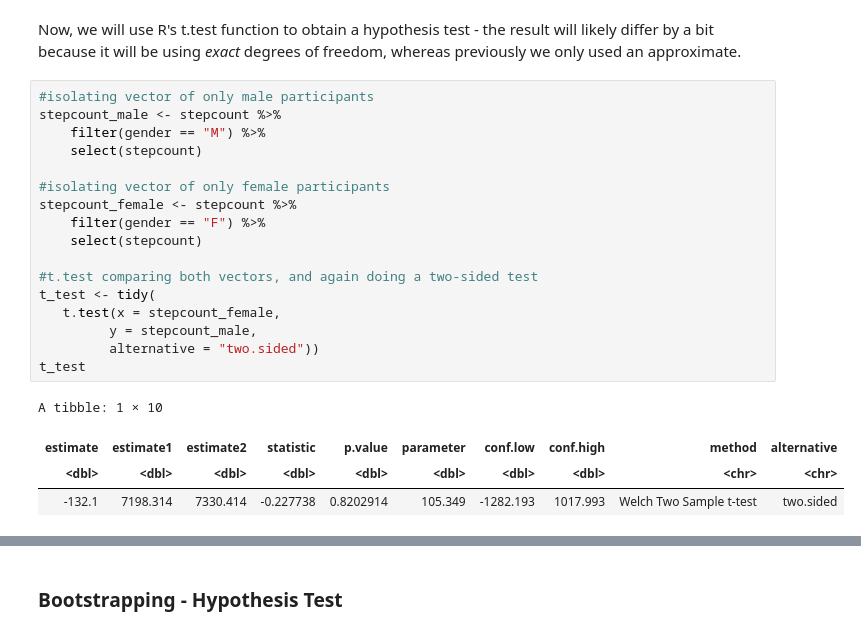
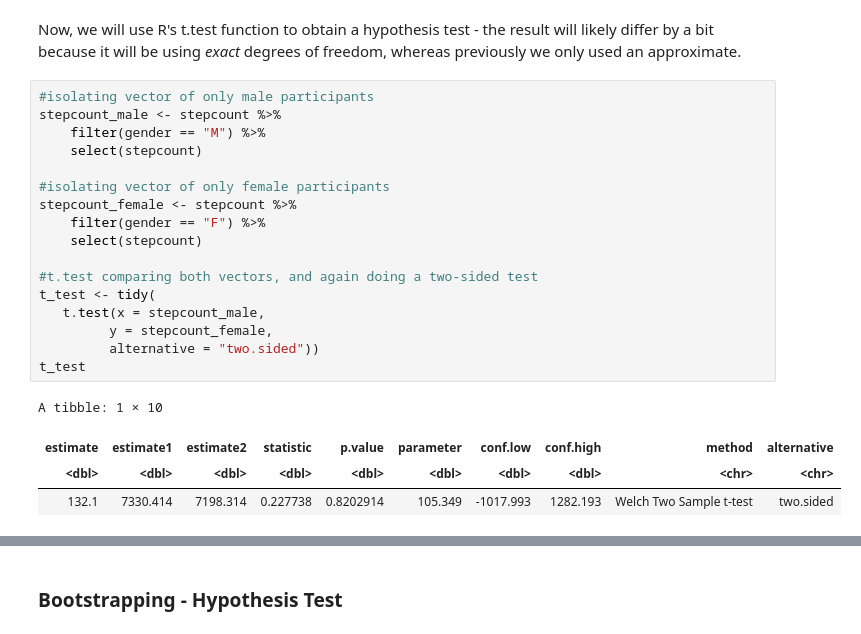
Before and after one commit to Jellia1225/STAT201-Group-8-Foot-Step-Project, a Jupyter notebook: Male vs. Female Step Count Final Report.ipynb, the cells around one changed output, grey strips where cells are left out. Cells and saved outputs as stored; diff of their text form.

```diff
--- a/Male vs. Female Step Count Final Report.ipynb
+++ b/Male vs. Female Step Count Final Report.ipynb
@@ -187,23 +191,23 @@ Now, we will use R's t.test function to obtain a hypothesis test - the result wi
 # %%
 #isolating vector of only male participants
 stepcount_male <- stepcount %>%
     filter(gender == "M") %>%
     select(stepcount)
 
 #isolating vector of only female participants
 stepcount_female <- stepcount %>%
     filter(gender == "F") %>%
     select(stepcount)
 
 #t.test comparing both vectors, and again doing a two-sided test
 t_test <- tidy(
-   t.test(x = stepcount_female,
-         y = stepcount_male,
+   t.test(x = stepcount_male,
+         y = stepcount_female,
          alternative = "two.sided"))
 t_test
 # %% [output]
 A tibble: 1 × 10
 | estimate | estimate1 | estimate2 | statistic | p.value | parameter | conf.low | conf.high | method | alternative |
 | <dbl> | <dbl> | <dbl> | <dbl> | <dbl> | <dbl> | <dbl> | <dbl> | <chr> | <chr> |
-| -132.1 | 7198.314 | 7330.414 | -0.227738 | 0.8202914 | 105.349 | -1282.193 | 1017.993 | Welch Two Sample t-test | two.sided |
+| 132.1 | 7330.414 | 7198.314 | 0.227738 | 0.8202914 | 105.349 | -1017.993 | 1282.193 | Welch Two Sample t-test | two.sided |
 # %% [markdown]
```
Also changed, not shown: parts of 19 cells of this notebook.
